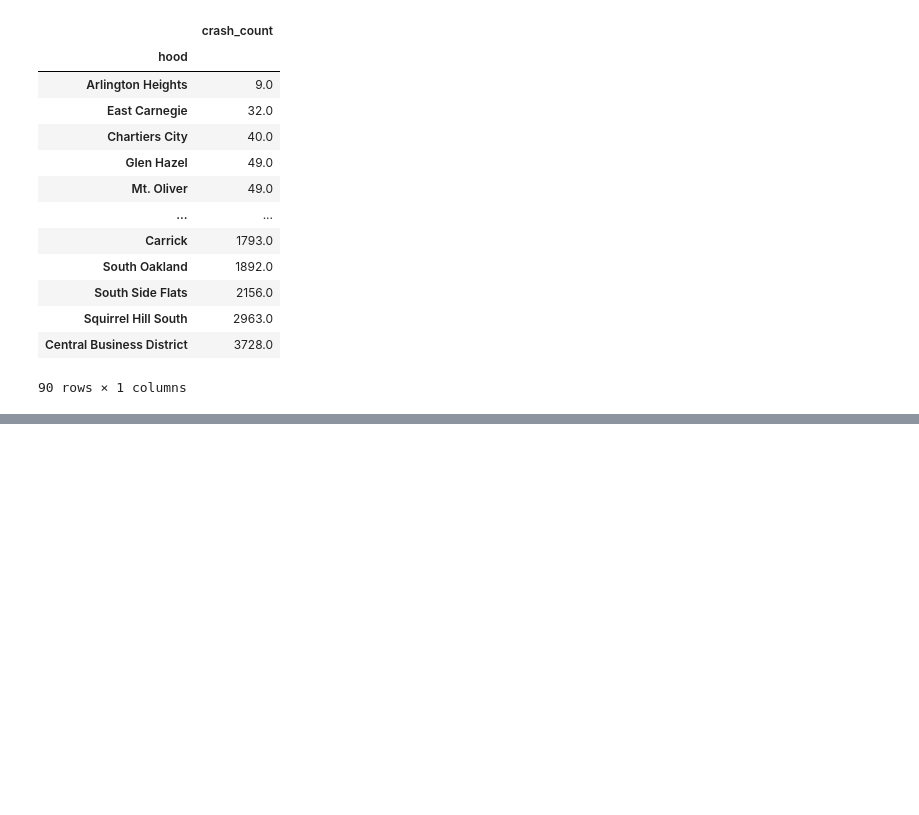
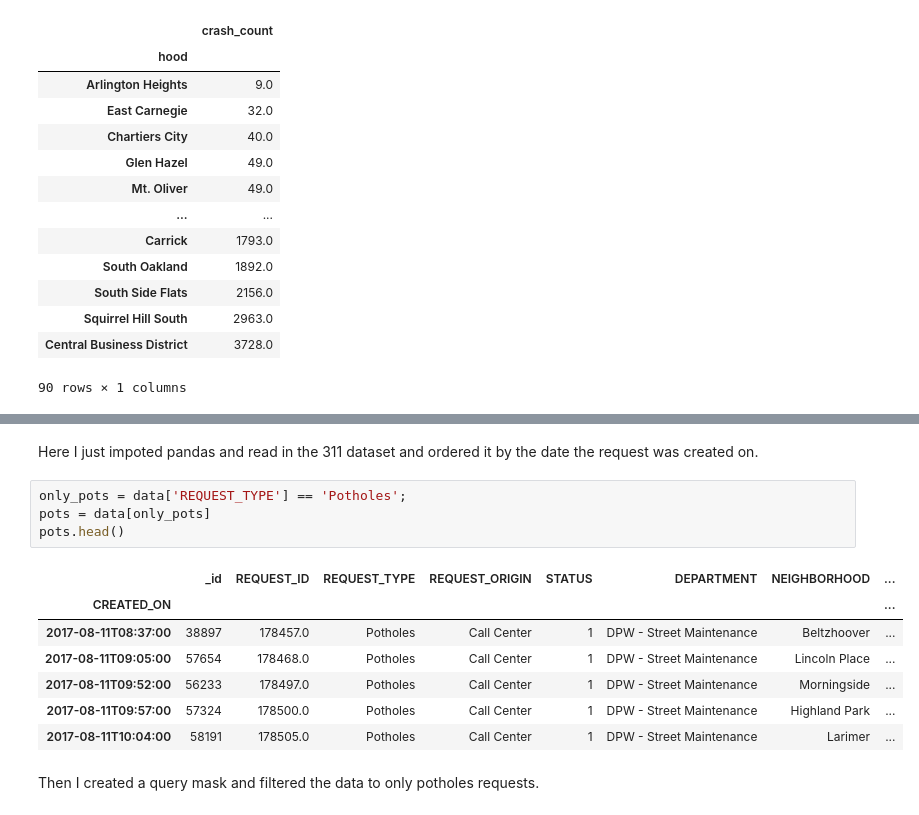
Before and after one commit to d3tk/CMPINF0010-FINAL-PROJECT, a Jupyter notebook: Final-project.ipynb, the cells around one changed output, grey strips where cells are left out. Saved outputs shown, nothing was run; the diff lists cells and outputs as text; blank space fills up the shorter version.

```diff
--- a/Final-project.ipynb
+++ b/Final-project.ipynb
@@ -229,0 +246,16 @@ crashes_count.sort_values(by=['crash_count'])
+# %% [markdown]
+Here I just impoted pandas and read in the 311 dataset and ordered it by the date the request was created on.
+# %%
+only_pots = data['REQUEST_TYPE'] == 'Potholes';
+pots = data[only_pots]
+pots.head()
+# %% [output]
+|  | _id | REQUEST_ID | REQUEST_TYPE | REQUEST_ORIGIN | STATUS | DEPARTMENT | NEIGHBORHOOD | ... |
+| CREATED_ON |  |  |  |  |  |  |  | ... |
+| 2017-08-11T08:37:00 | 38897 | 178457.0 | Potholes | Call Center | 1 | DPW - Street Maintenance | Beltzhoover | ... |
+| 2017-08-11T09:05:00 | 57654 | 178468.0 | Potholes | Call Center | 1 | DPW - Street Maintenance | Lincoln Place | ... |
+| 2017-08-11T09:52:00 | 56233 | 178497.0 | Potholes | Call Center | 1 | DPW - Street Maintenance | Morningside | ... |
+| 2017-08-11T09:57:00 | 57324 | 178500.0 | Potholes | Call Center | 1 | DPW - Street Maintenance | Highland Park | ... |
+| 2017-08-11T10:04:00 | 58191 | 178505.0 | Potholes | Call Center | 1 | DPW - Street Maintenance | Larimer | ... |
+# %% [markdown]
+Then I created a query mask and filtered the data to only potholes requests.
```
Also changed, not shown: parts of 24 cells of this notebook.
